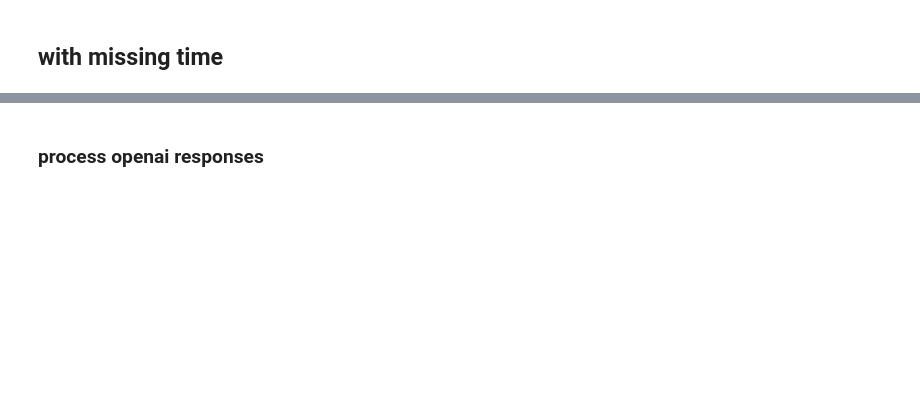
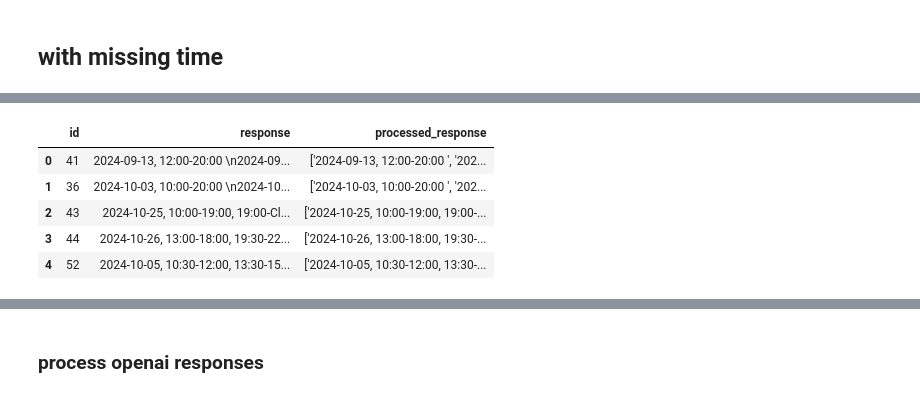
Before and after one commit to Vsinichenko/Forecasting_bike_sharing_availability, a Jupyter notebook: notebooks/04d Browse.AI multiply multiple days evets with Openai.ipynb, the cells around one changed output, grey strips where cells are left out. Saved outputs shown, nothing was run; the diff lists cells and outputs as text; code cells hidden in the pictures; blank space fills up the shorter version.

```diff
--- a/notebooks/04d Browse.AI multiply multiple days evets with Openai.ipynb
+++ b/notebooks/04d Browse.AI multiply multiple days evets with Openai.ipynb
@@ -297,6 +441,15 @@ MultipleDaysDetails = {df_to_process.loc[i, "extrMultipleDaysDetails"]}"""
+# %%
+df_openai_responses = pd.read_csv(f"{DATA_FOLDER}df_openai_responses_for_multiple_days_events 2025-01-03.csv")
 # %%
-df_openai_responses = pd.DataFrame(openai_respones)
+# df_openai_responses = pd.DataFrame(openai_respones)
 df_openai_responses.head()
+# %% [output]
+|  | id | response | processed_response |
+| 0 | 41 | 2024-09-13, 12:00-20:00 \n2024-09... | ['2024-09-13, 12:00-20:00 ', '202... |
+| 1 | 36 | 2024-10-03, 10:00-20:00 \n2024-10... | ['2024-10-03, 10:00-20:00 ', '202... |
+| 2 | 43 | 2024-10-25, 10:00-19:00, 19:00-Cl... | ['2024-10-25, 10:00-19:00, 19:00-... |
+| 3 | 44 | 2024-10-26, 13:00-18:00, 19:30-22... | ['2024-10-26, 13:00-18:00, 19:30-... |
+| 4 | 52 | 2024-10-05, 10:30-12:00, 13:30-15... | ['2024-10-05, 10:30-12:00, 13:30-... |
 # %%
 df_openai_responses["processed_response"] = df_openai_responses.response.apply(lambda x: x.split("\n")).apply(lambda x: [i for i in x if "2024" in i])
 # %%
```
Also changed, not shown: parts of 35 cells of this notebook, 2 other files.
